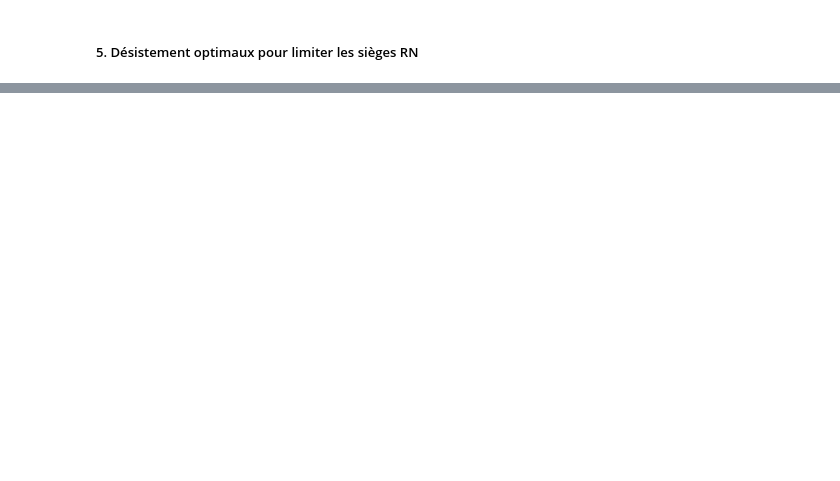
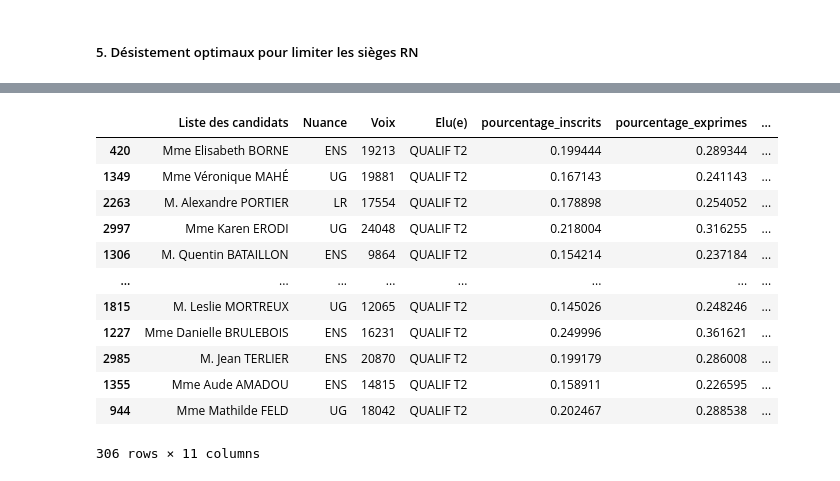
Before and after one commit to amounier/datan, a Jupyter notebook: Reports.ipynb, the cells around one changed output, grey strips where cells are left out. Cells and saved outputs as stored; diff of their text form; code cells hidden in the pictures; blank space fills up the shorter version.

```diff
--- a/Reports.ipynb
+++ b/Reports.ipynb
@@ -1050,0 +1116,25 @@ Résultats du scénario 3 :
+# %%
+best_desistement_df = None
+results_votes['groupe_nuance'] = [codes_nuances_inverted.get(n) for n in results_votes.Nuance.values]
+for circo, groupe in best_desistement_dict.items():
+    if best_desistement_df is None:
+        filtered = results_votes[(results_votes['Elu(e)']=='QUALIF T2') & (results_votes.circo==circo) & (results_votes.groupe_nuance==groupe)]
+        best_desistement_df = filtered
+    else:
+        filtered = results_votes[(results_votes['Elu(e)']=='QUALIF T2') & (results_votes.circo==circo) & (results_votes.groupe_nuance==groupe)]
+        best_desistement_df = pd.concat([best_desistement_df,filtered])
+best_desistement_df
+# %% [output]
+|  | Liste des candidats | Nuance | Voix | Elu(e) | pourcentage_inscrits | pourcentage_exprimes | ... |
+| 420 | Mme Elisabeth BORNE | ENS | 19213 | QUALIF T2 | 0.199444 | 0.289344 | ... |
+| 1349 | Mme Véronique MAHÉ | UG | 19881 | QUALIF T2 | 0.167143 | 0.241143 | ... |
+| 2263 | M. Alexandre PORTIER | LR | 17554 | QUALIF T2 | 0.178898 | 0.254052 | ... |
+| 2997 | Mme Karen ERODI | UG | 24048 | QUALIF T2 | 0.218004 | 0.316255 | ... |
+| 1306 | M. Quentin BATAILLON | ENS | 9864 | QUALIF T2 | 0.154214 | 0.237184 | ... |
+| ... | ... | ... | ... | ... | ... | ... | ... |
+| 1815 | M. Leslie MORTREUX | UG | 12065 | QUALIF T2 | 0.145026 | 0.248246 | ... |
+| 1227 | Mme Danielle BRULEBOIS | ENS | 16231 | QUALIF T2 | 0.249996 | 0.361621 | ... |
+| 2985 | M. Jean TERLIER | ENS | 20870 | QUALIF T2 | 0.199179 | 0.286008 | ... |
+| 1355 | Mme Aude AMADOU | ENS | 14815 | QUALIF T2 | 0.158911 | 0.226595 | ... |
+| 944 | Mme Mathilde FELD | UG | 18042 | QUALIF T2 | 0.202467 | 0.288538 | ... |
+306 rows × 11 columns
```
Also changed, not shown: parts of 10 cells of this notebook, 5 other files.
